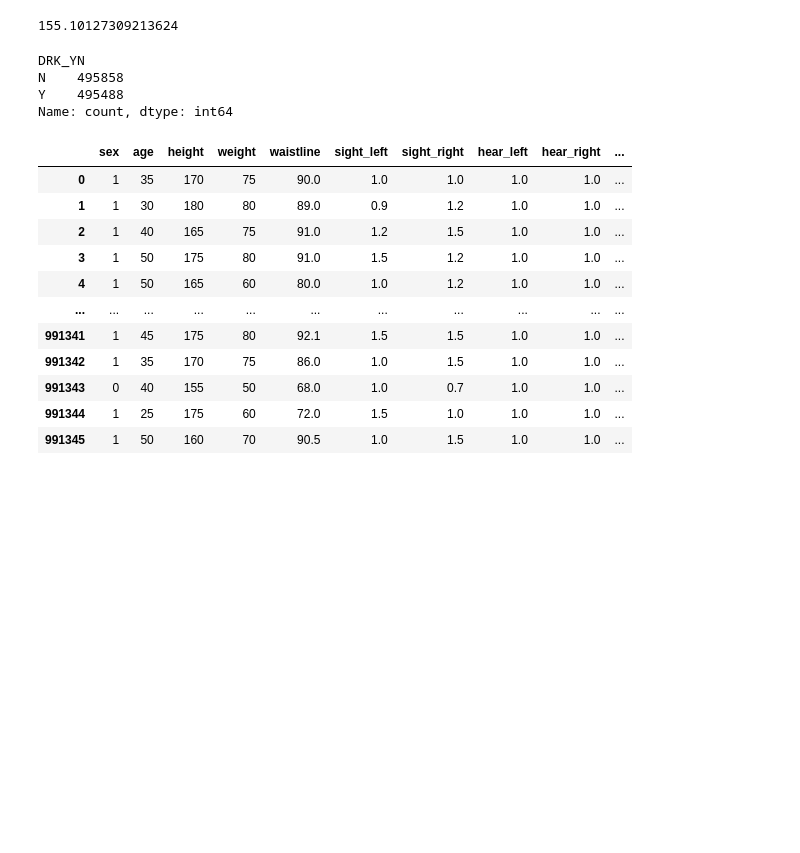
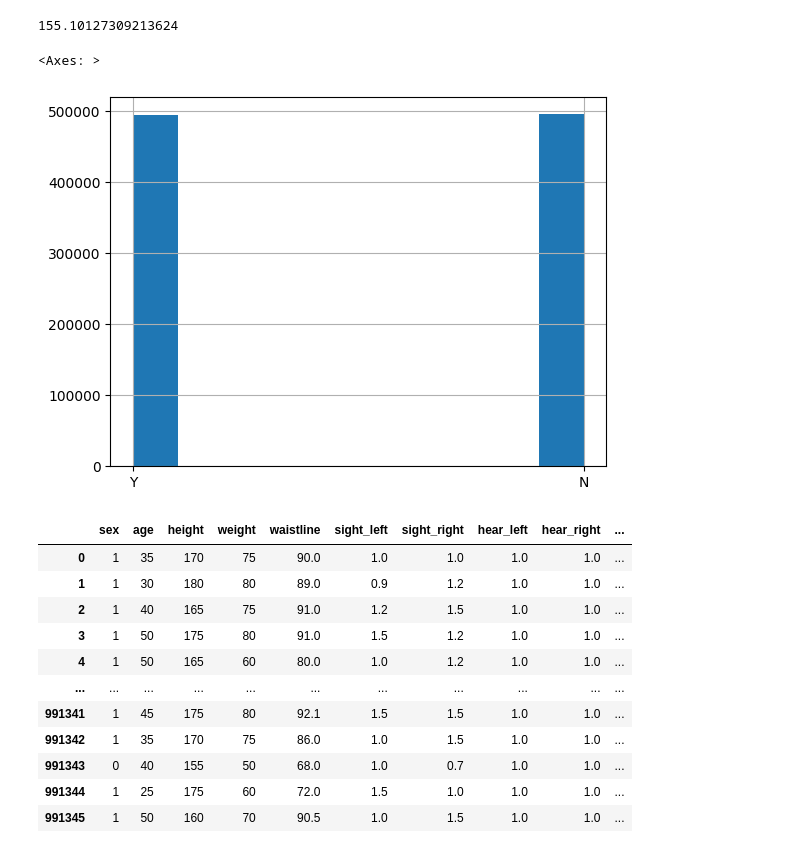
Before and after one commit to FelipeMMMendes/ProjectMI, a Jupyter notebook: scripts/trabalhoMI.ipynb, the cells around one changed output. Drawn from its saved outputs; the diff is of its cells as text; code cells hidden in the pictures; blank space fills up the shorter version.

```diff
--- a/scripts/trabalhoMI.ipynb
+++ b/scripts/trabalhoMI.ipynb
@@ -61,12 +62,10 @@ mediaAlturaF
 # %% [output]
 155.10127309213624
 # %%
-df_raw['DRK_YN'].value_counts()
+df_raw['DRK_YN'].hist()
 # %% [output]
-DRK_YN
-N    495858
-Y    495488
-Name: count, dtype: int64
+<Axes: >
+[figure, added]
 # %%
 #vamos normalizar a coluna sexo, fazendo com que Male = 1 e Female = 0
 df_normalized = df_raw
```
Also changed, not shown: parts of 9 cells of this notebook, 1 other file.
